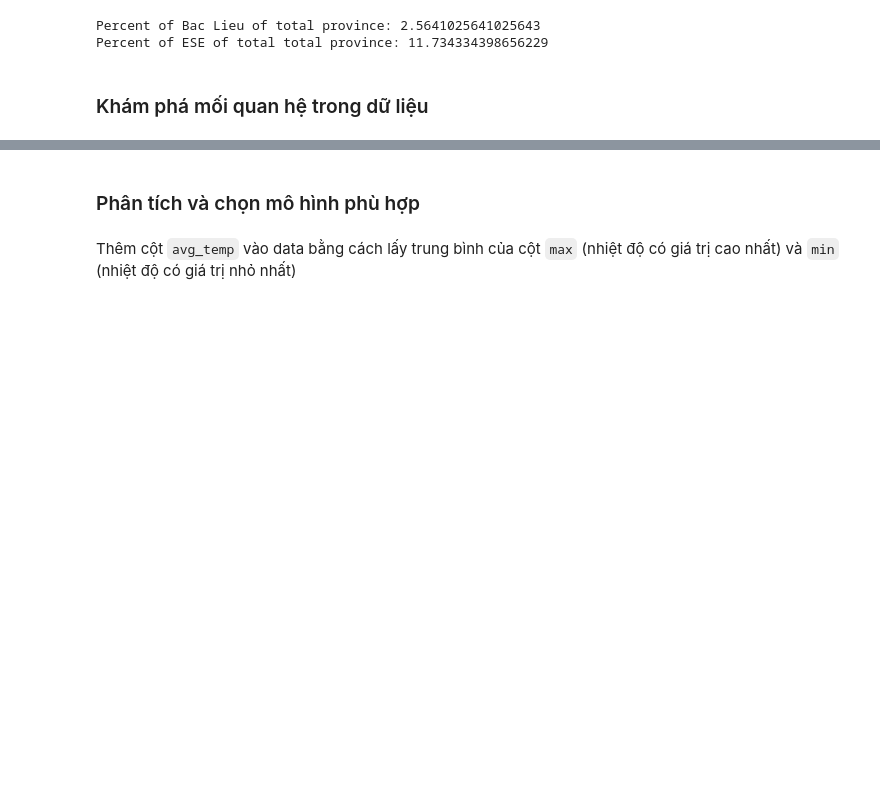
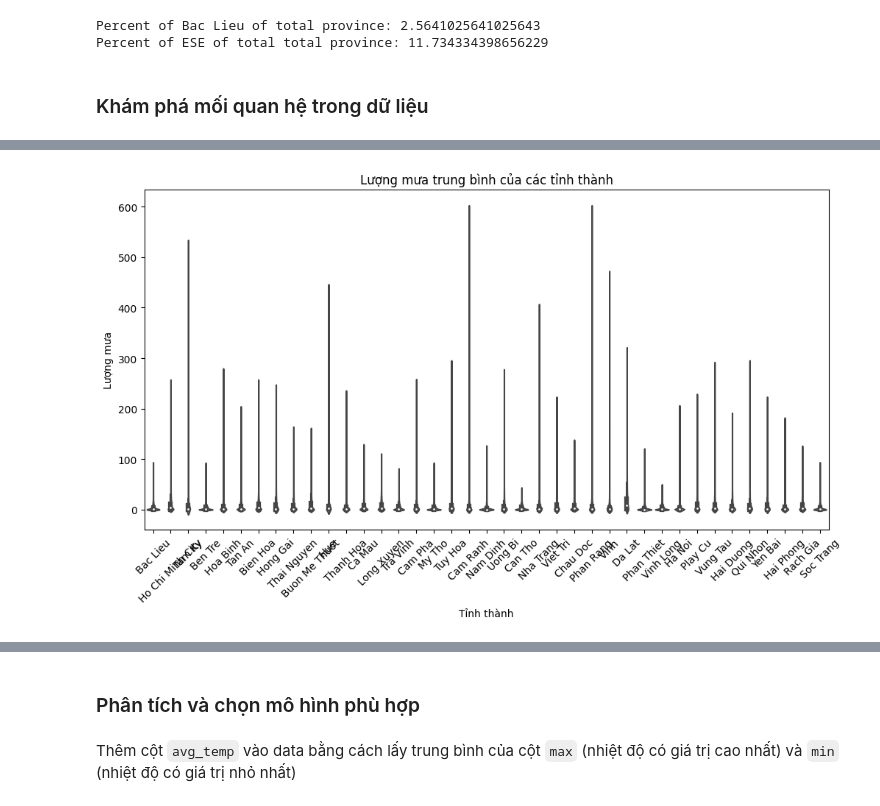
Before and after one commit to khangnl24112002/DataVisualization_Group02_FinalProject, a Jupyter notebook: main.ipynb, the cells around one changed output, grey strips where cells are left out. Cells and saved outputs as stored; diff of their text form; code cells hidden in the pictures; blank space fills up the shorter version.

```diff
--- a/main.ipynb
+++ b/main.ipynb
@@ -368,0 +334,11 @@ plt.show()
+# %%
+# Tạo biểu đồ violin plot
+plt.figure(figsize=(12, 6))
+sns.violinplot(x=df['province'], y=df['rain'])
+plt.xlabel('Tỉnh thành')
+plt.ylabel('Lượng mưa')
+plt.title('Lượng mưa trung bình của các tỉnh thành')
+plt.xticks(rotation=45)
+plt.show()
+# %% [output]
+[figure, added]
```
Also changed, not shown: parts of 44 cells of this notebook.
